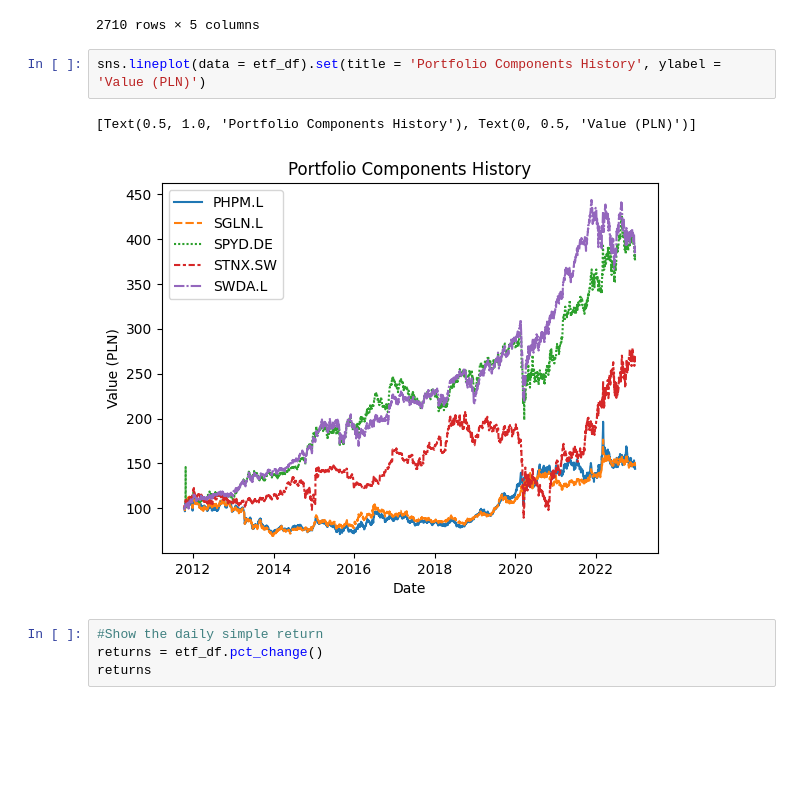
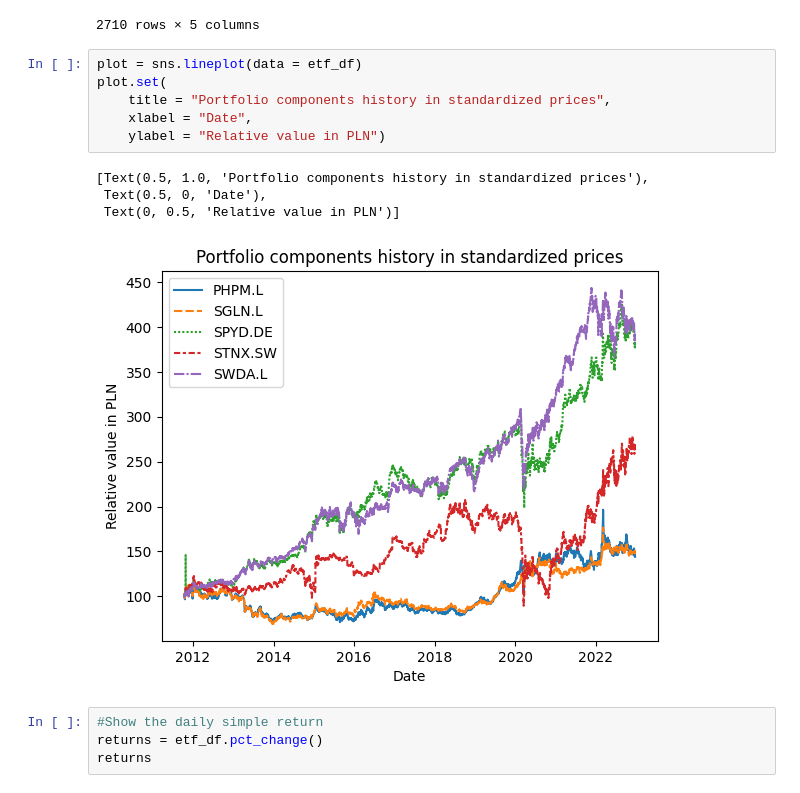
Before and after one commit to michaltkaczyk/etf-portfolio-optimisation, a Jupyter notebook: main.ipynb, the cells around one changed output. Drawn from its saved outputs; the diff is of its cells as text; blank space fills up the shorter version.

Commit message:
clean up of plots

```diff
--- a/main.ipynb
+++ b/main.ipynb
@@ -95,10 +111,16 @@ etf_df
 | 2022-12-23 | 144.015945 | 146.875376 | 376.195396 | 267.620090 | 381.789680 |
 2710 rows × 5 columns
 # %%
-sns.lineplot(data = etf_df).set(title = 'Portfolio Components History', ylabel = 'Value (PLN)')
+plot = sns.lineplot(data = etf_df)
+plot.set(
+    title = "Portfolio components history in standardized prices",
+    xlabel = "Date",
+    ylabel = "Relative value in PLN")
 # %% [output]
-[Text(0.5, 1.0, 'Portfolio Components History'), Text(0, 0.5, 'Value (PLN)')]
+[Text(0.5, 1.0, 'Portfolio components history in standardized prices'),
+ Text(0.5, 0, 'Date'),
+ Text(0, 0.5, 'Relative value in PLN')]
-[figure, old version]
+[figure, new version]
 # %%
 #Show the daily simple return
 returns = etf_df.pct_change()
```
Also changed, not shown: parts of 5 cells of this notebook.
